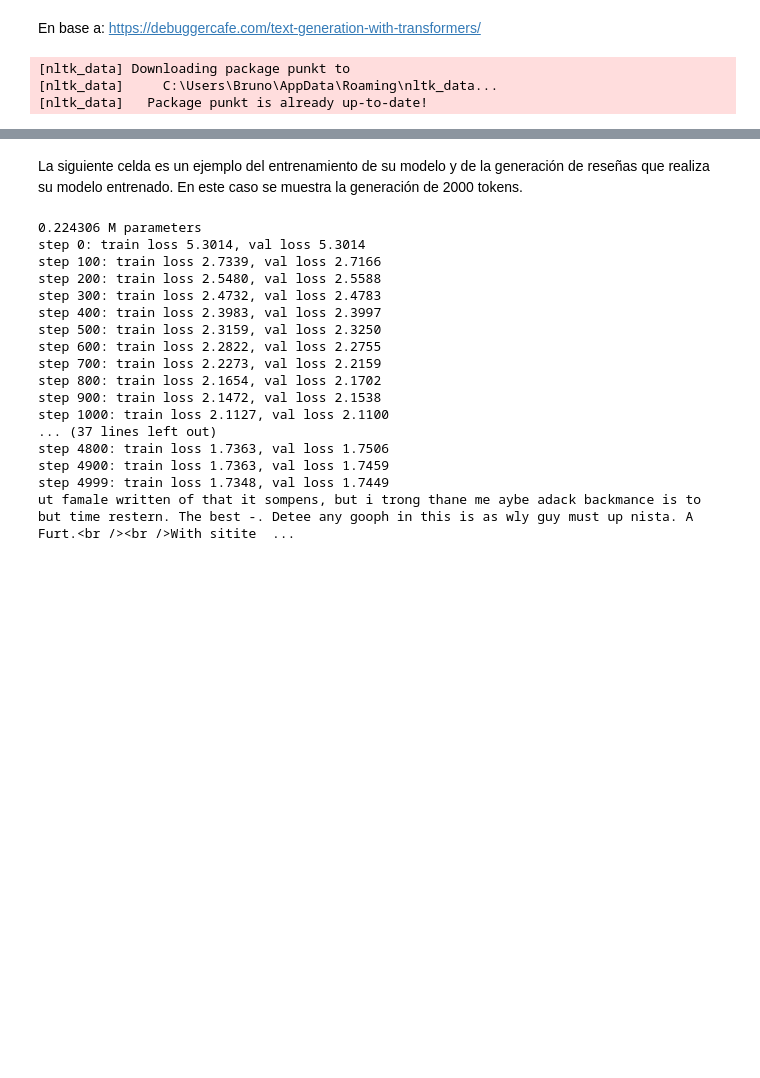
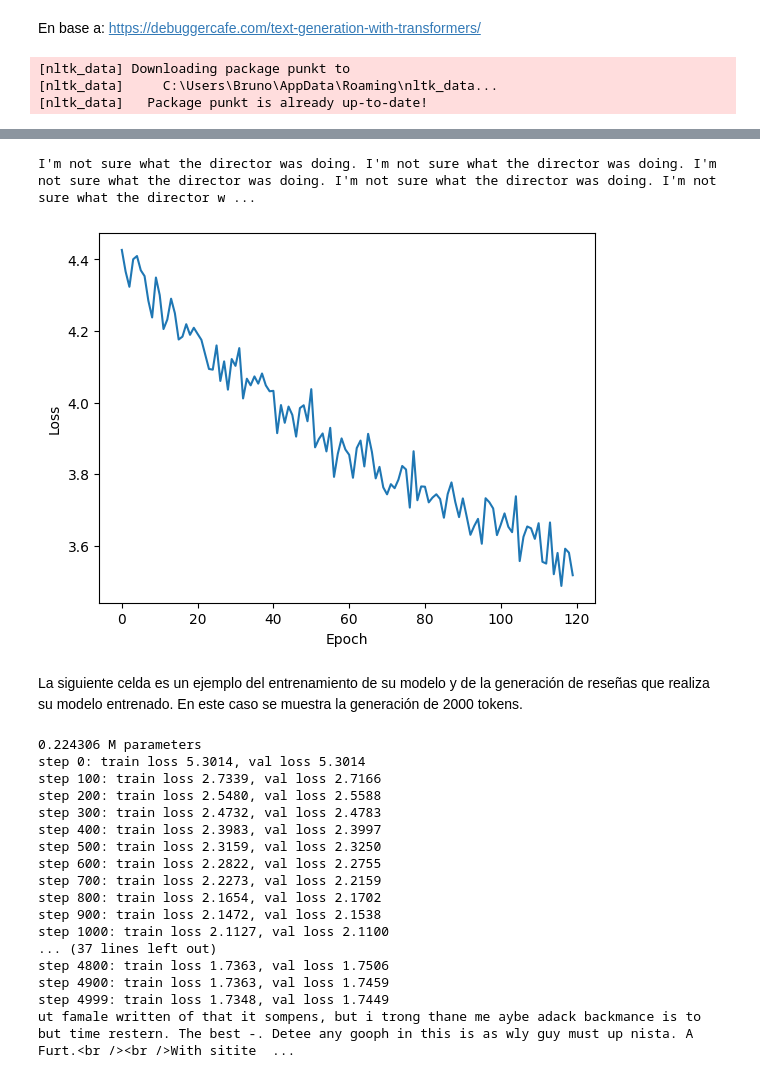
Before and after one commit to BrunoFarfan/DeepLearning, a Jupyter notebook: T2/T2_BrunoFarfan.ipynb, the cells around one changed output, grey strips where cells are left out. Cells and saved outputs as stored; diff of their text form; code cells hidden in the pictures; blank space fills up the shorter version.

Commit message:
modelo act 5 entrenado en 6 epocas

```diff
--- a/T2/T2_BrunoFarfan.ipynb
+++ b/T2/T2_BrunoFarfan.ipynb
@@ -680,7 +695,7 @@ class MyModel(nn.Module):
         out = self.fc(x)
         return out
 # %%
-EPOCHS = 3
+EPOCHS = 6
 LR = 0.001
 
 device = torch.device("cuda" if torch.cuda.is_available() else "cpu")
@@ -688,6 +703,7 @@ model = MyModel(vocab_size, 128, 2, 4, dropout=0.2).to(device)
 # %%
 def return_int_vector(text):
     words = text.split()
+    words = words if words else ["\n"]
     input_seq = torch.LongTensor([word_to_int[word] for word in words[-SEQUENCE_LENGTH:]]).unsqueeze(0)
     return input_seq
 
@@ -696,7 +712,7 @@ def sample_next(predictions):
     next_token = torch.argmax(probabilities)
     return int(next_token.to(device))
 
-def text_generator(length, model, sentence="The"):
+def text_generator(length, model, sentence=""):
     model.eval()
     output_text = sentence
     for i in range(length):
@@ -728,4 +744,7 @@ The automobile knit McFarlene Heche Ting horrifyingly ness relevant donors draws
 # %%
+import random
+
+
 def train(model, epochs, criterion, optimizer, train_dataloader, accumulation_steps=1):
     losses = []
     counter = 0
@@ -753,9 +772,9 @@ def train(model, epochs, criterion, optimizer, train_dataloader, accumulation_st
 
         print(f"Epoch [{epoch+1}/{epochs}]")
         print("Example text at the end of epoch:")
-        text_generator(100, model)
+        text_generator(100, model, sentence=random.choice(["I", "The", "One", "It", "Was"]))
 
     return losses
 # %%
-train(model, EPOCHS, nn.CrossEntropyLoss(), torch.optim.Adam(model.parameters(), lr=LR), generation_dataloader, accumulation_steps=4)
+losses = train(model, EPOCHS, nn.CrossEntropyLoss(), torch.optim.Adam(model.parameters(), lr=LR), generation_dataloader, accumulation_steps=4)
 # %% [output]
@@ -774,0 +794,10 @@ Epoch [1/3], Loss: 4.815138339996338
+# %%
+# Text example after training
+
+text_generator(100, model, sentence=random.choice(["I", "The", "One", "It", "Was"]))
+# %% [output]
+I'm not sure what the director was doing. I'm not sure what the director was doing. I'm not sure what the director was doing. I'm not sure what the director was doing. I'm not sure what the director w ...
+# %%
+plot(losses)
+# %% [output]
+[figure, added]
```
Also changed, not shown: parts of 10 cells of this notebook, 2 other files.
